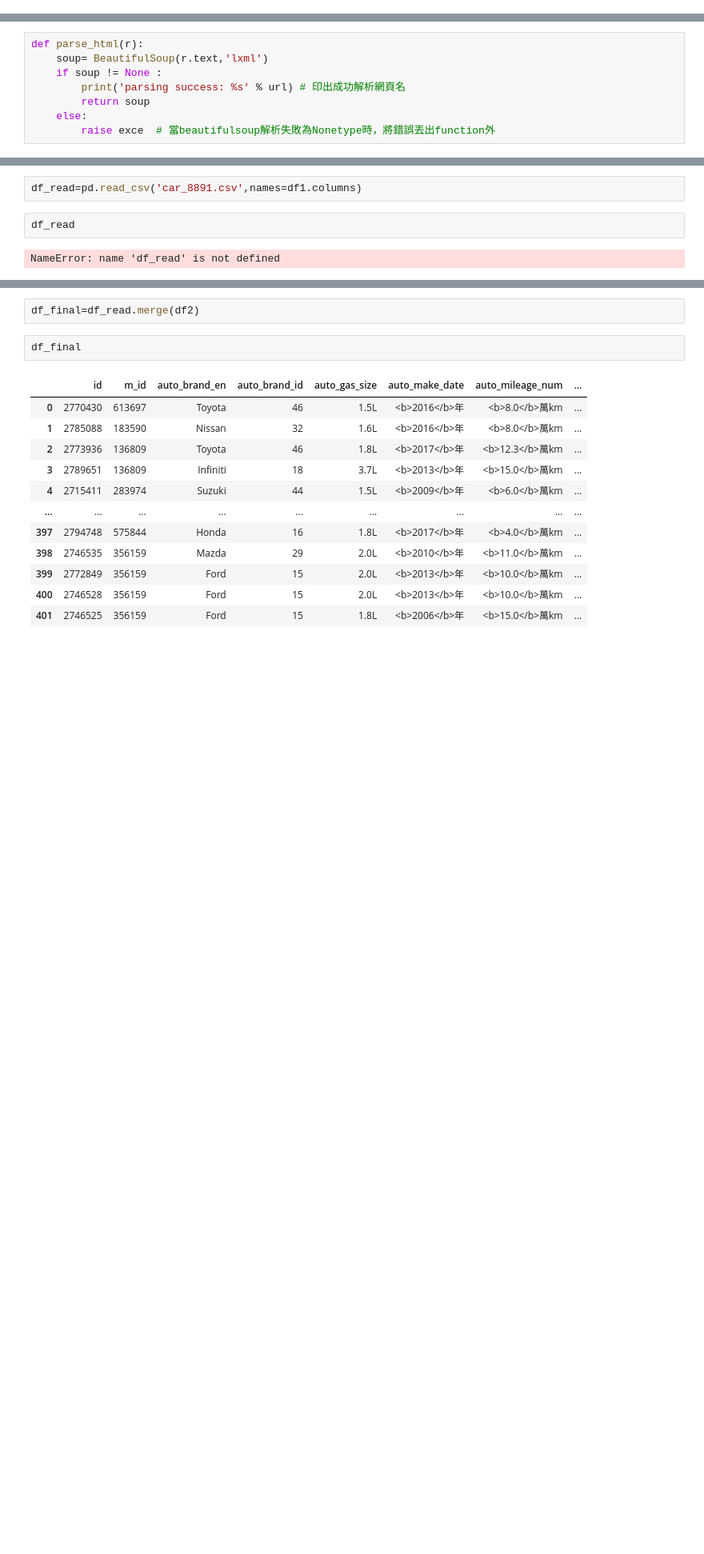
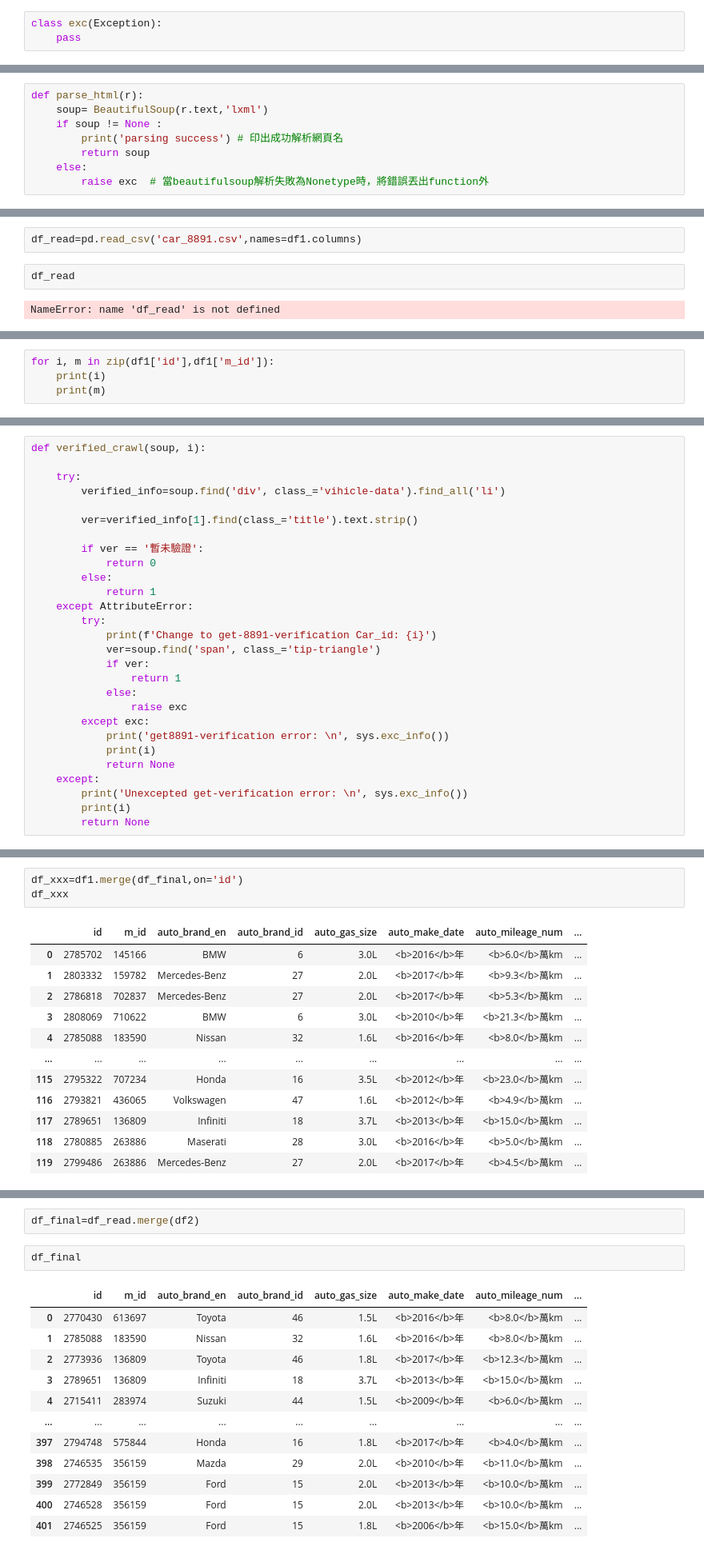
Before and after one commit to shaunchuang/crawl_test, a Jupyter notebook: car_8891/8891_2.ipynb, the cells around one changed output, grey strips where cells are left out. Shown: that part at 80% size. Drawn from its saved outputs; the diff is of its cells as text; blank space fills up the shorter version.

```diff
--- a/car_8891/8891_2.ipynb
+++ b/car_8891/8891_2.ipynb
@@ -9,3 +11,6 @@ import sys
+# %%
+class exc(Exception):
+    pass
 # %%
 def get_api(url,headers):
     num_retry = 0  # 設定初始重試次數
@@ -80,10 +59,10 @@ def get_html(url,headers):
 def parse_html(r):
     soup= BeautifulSoup(r.text,'lxml')
     if soup != None :
-        print('parsing success: %s' % url) # 印出成功解析網頁名
+        print('parsing success') # 印出成功解析網頁名
         return soup
     else:
-        raise exce  # 當beautifulsoup解析失敗為Nonetype時，將錯誤丟出function外
+        raise exc  # 當beautifulsoup解析失敗為Nonetype時，將錯誤丟出function外
 # %%
 # 'cookie':'g=mobile; PHPSESSID=4cfm8uuuoadmgfmqg54b80acg0; __ab=b; webp=1; _gcl_au=1.1.1197516456.1623856972; newcar_version=online; __gads=ID=eb1d3aa39b7b3281:T=1623856972:S=ALNI_Mbi88iGOVW1RSC9YpvmrDWaRXwV9g; _hjTLDTest=1; _hjid=8f6beed8-1df7-46e9-b1ae-f27f57093626; uuid=39974315-0ae6-49c3-b425-f14b4d9874d6; _=1; globalPopupAd=2; _ga=GA1.4.1383164813.1623856973; _fbp=fb.2.1624072959016.1508856945; _gid=GA1.3.1713299376.1624185735; _gat=1; _gat_crossdomain=1; user_session=1; utp=U1624185740; _ga=GA1.1.1383164813.1623856973; _ga_4YCT4M05RT=GS1.1.1624185735.8.1.1624185779.16; uvt=eyJ0cyI6eyJVIjozMjg1ODEuMDYwNzA5NzEsIk4iOjIyMC4xOTQzOTEyNTA2MX0sIm50IjoxNjI0MTg1NzgwLjIxNTgsIm5wIjoiVSJ9'}
 
@@ -261,0 +234,4 @@ Index: []
+# %%
+for i, m in zip(df1['id'],df1['m_id']):
+    print(i)
+    print(m)
@@ -261,0 +275,28 @@ Index: []
+# %%
+def verified_crawl(soup, i):
+
+    try:
+        verified_info=soup.find('div', class_='vihicle-data').find_all('li')
+
+        ver=verified_info[1].find(class_='title').text.strip()
+
+        if ver == '暫未驗證':
+            return 0
+        else:
+            return 1
+    except AttributeError:
+        try:
+            print(f'Change to get-8891-verification Car_id: {i}')
+            ver=soup.find('span', class_='tip-triangle')
+            if ver:
+                return 1
+            else:
+                raise exc
+        except exc:
+            print('get8891-verification error: \n', sys.exc_info())
+            print(i)
+            return None
+    except:
+        print('Unexcepted get-verification error: \n', sys.exc_info())
+        print(i)
+        return None
@@ -261,0 +463,16 @@ Index: []
+# %%
+df_xxx=df1.merge(df_final,on='id')
+df_xxx
+# %% [output]
+|  | id | m_id | auto_brand_en | auto_brand_id | auto_gas_size | auto_make_date | auto_mileage_num | ... |
+| 0 | 2785702 | 145166 | BMW | 6 | 3.0L | <b>2016</b>年 | <b>6.0</b>萬km | ... |
+| 1 | 2803332 | 159782 | Mercedes-Benz | 27 | 2.0L | <b>2017</b>年 | <b>9.3</b>萬km | ... |
+| 2 | 2786818 | 702837 | Mercedes-Benz | 27 | 2.0L | <b>2017</b>年 | <b>5.3</b>萬km | ... |
+| 3 | 2808069 | 710622 | BMW | 6 | 3.0L | <b>2010</b>年 | <b>21.3</b>萬km | ... |
+| 4 | 2785088 | 183590 | Nissan | 32 | 1.6L | <b>2016</b>年 | <b>8.0</b>萬km | ... |
+| ... | ... | ... | ... | ... | ... | ... | ... | ... |
+| 115 | 2795322 | 707234 | Honda | 16 | 3.5L | <b>2012</b>年 | <b>23.0</b>萬km | ... |
+| 116 | 2793821 | 436065 | Volkswagen | 47 | 1.6L | <b>2012</b>年 | <b>4.9</b>萬km | ... |
+| 117 | 2789651 | 136809 | Infiniti | 18 | 3.7L | <b>2013</b>年 | <b>15.0</b>萬km | ... |
+| 118 | 2780885 | 263886 | Maserati | 28 | 3.0L | <b>2016</b>年 | <b>5.0</b>萬km | ... |
+| 119 | 2799486 | 263886 | Mercedes-Benz | 27 | 2.0L | <b>2017</b>年 | <b>4.5</b>萬km | ... |
```
Also changed, not shown: parts of 19 cells of this notebook, 7 other files.
